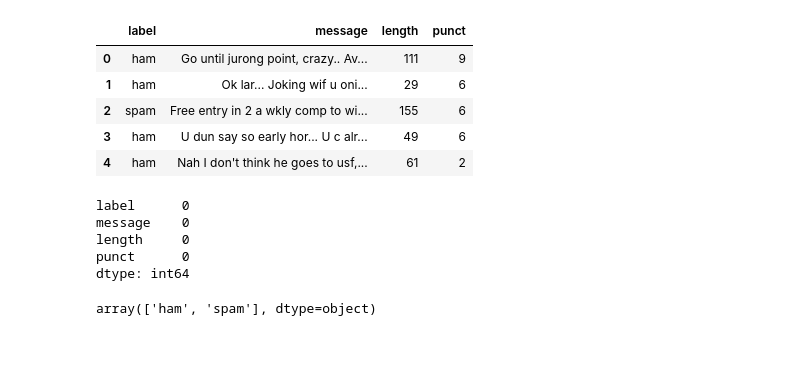
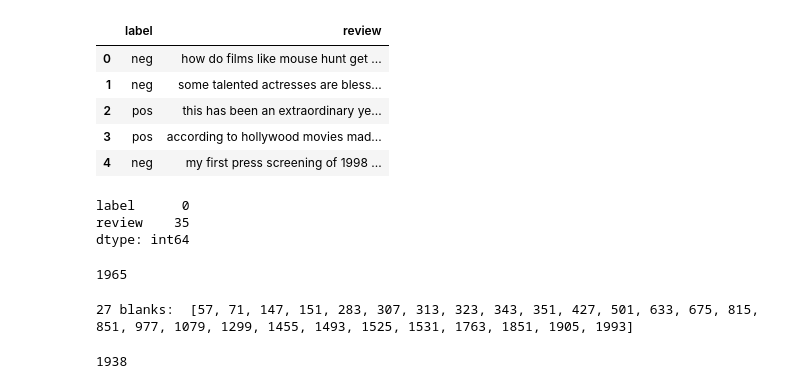
Before and after one commit to gc2321/3235-Machine-Learning, a Jupyter notebook: XTRA_NLP/3_sklearn_classification_movie_review.ipynb, the cells around one changed output. Drawn from its saved outputs; the diff is of its cells as text; code cells hidden in the pictures; blank space fills up the shorter version.

```diff
--- a/XTRA_NLP/3_sklearn_classification_movie_review.ipynb
+++ b/XTRA_NLP/3_sklearn_classification_movie_review.ipynb
@@ -21,25 +21,43 @@ Saving smsspamcollection.tsv to smsspamcollection.tsv
 # %%
-df = pd.read_csv('smsspamcollection.tsv', sep='\t')
+df = pd.read_csv('moviereviews.tsv', sep='\t')
 df.head()
 # %% [output]
-|  | label | message | length | punct |
-| 0 | ham | Go until jurong point, crazy.. Av... | 111 | 9 |
-| 1 | ham | Ok lar... Joking wif u oni... | 29 | 6 |
-| 2 | spam | Free entry in 2 a wkly comp to wi... | 155 | 6 |
-| 3 | ham | U dun say so early hor... U c alr... | 49 | 6 |
-| 4 | ham | Nah I don't think he goes to usf,... | 61 | 2 |
+|  | label | review |
+| 0 | neg | how do films like mouse hunt get ... |
+| 1 | neg | some talented actresses are bless... |
+| 2 | pos | this has been an extraordinary ye... |
+| 3 | pos | according to hollywood movies mad... |
+| 4 | neg | my first press screening of 1998 ... |
 # %%
 df.isnull().sum()
 # %% [output]
 label      0
-message    0
-length     0
-punct      0
+review    35
 dtype: int64
-# %%
-df['label'].unique()
-# %% [output]
-array(['ham', 'spam'], dtype=object)
+# %%
+df.dropna(inplace=True)
+
+len(df)
+# %% [output]
+1965
+# %%
+# detect and remove empty strings
+blanks = []  # start with an empty list
+
+for i,lb,rv in df.itertuples():  # iterate over the DataFrame
+    if type(rv)==str:            # avoid NaN values
+        if rv.isspace():         # test 'review' for whitespace
+            blanks.append(i)     # add matching index numbers to the list
+
+print(len(blanks), 'blanks: ', blanks)
+# %% [output]
+27 blanks:  [57, 71, 147, 151, 283, 307, 313, 323, 343, 351, 427, 501, 633, 675, 815, 851, 977, 1079, 1299, 1455, 1493, 1525, 1531, 1763, 1851, 1905, 1993]
+# %%
+df.drop(blanks, inplace=True)
+
+len(df)
+# %% [output]
+1938
 # %%
 df['label'].value_counts()
 # %% [output]
```
Also changed, not shown: parts of 28 cells of this notebook.
